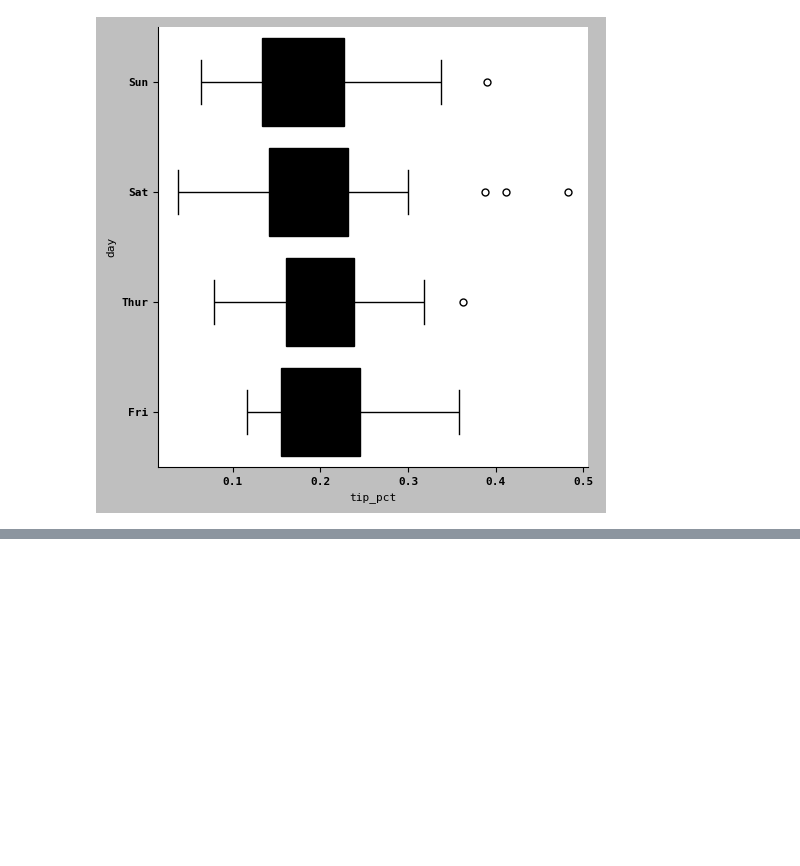
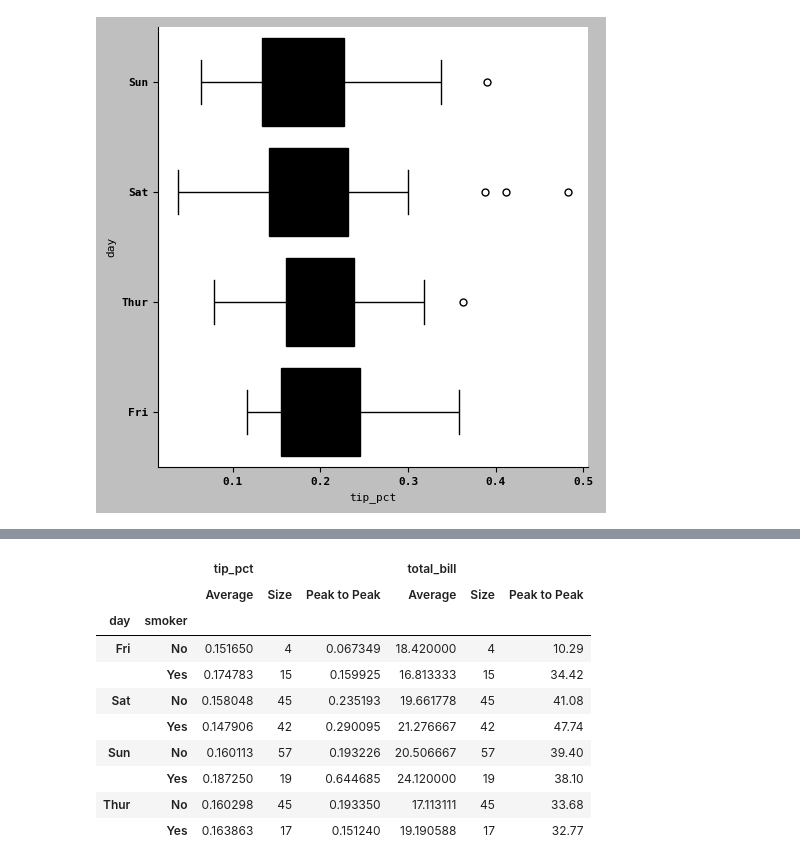
Before and after one commit to dkarunakaran/pandas_numpy_exercises, a Jupyter notebook: exercises ch 9 to10.ipynb, the cells around one changed output, grey strips where cells are left out. Saved outputs shown, nothing was run; the diff lists cells and outputs as text; code cells hidden in the pictures; blank space fills up the shorter version.

```diff
--- a/exercises ch 9 to.ipynb
+++ b/exercises ch 9 to10.ipynb
@@ -197,0 +409,5 @@ Illustration of group aggregation
+# %%
+# We can use our own aggregation function
+def peak_to_peak(arr):
+    return arr.max() - arr.min()
+grouped.agg(peak_to_peak)
@@ -197,0 +456,4 @@ Illustration of group aggregation
+# %%
+grouped = tips.groupby(["day", "smoker"])
+grouped_pct = grouped["tip_pct"]
+grouped_pct.agg("mean")
@@ -197,0 +500,14 @@ Illustration of group aggregation
+# %%
+grouped[["tip_pct","total_bill"].agg([("Average","mean"),("Size","count"),("Peak to Peak",peak_to_peak)])
+# %% [output]
+|  |  | tip_pct |  |  | total_bill |  |  |
+|  |  | Average | Size | Peak to Peak | Average | Size | Peak to Peak |
+| day | smoker |  |  |  |  |  |  |
+| Fri | No | 0.151650 | 4 | 0.067349 | 18.420000 | 4 | 10.29 |
+|  | Yes | 0.174783 | 15 | 0.159925 | 16.813333 | 15 | 34.42 |
+| Sat | No | 0.158048 | 45 | 0.235193 | 19.661778 | 45 | 41.08 |
+|  | Yes | 0.147906 | 42 | 0.290095 | 21.276667 | 42 | 47.74 |
+| Sun | No | 0.160113 | 57 | 0.193226 | 20.506667 | 57 | 39.40 |
+|  | Yes | 0.187250 | 19 | 0.644685 | 24.120000 | 19 | 38.10 |
+| Thur | No | 0.160298 | 45 | 0.193350 | 17.113111 | 45 | 33.68 |
+|  | Yes | 0.163863 | 17 | 0.151240 | 19.190588 | 17 | 32.77 |
```
Also changed, not shown: parts of 60 cells of this notebook, 5 other files.
